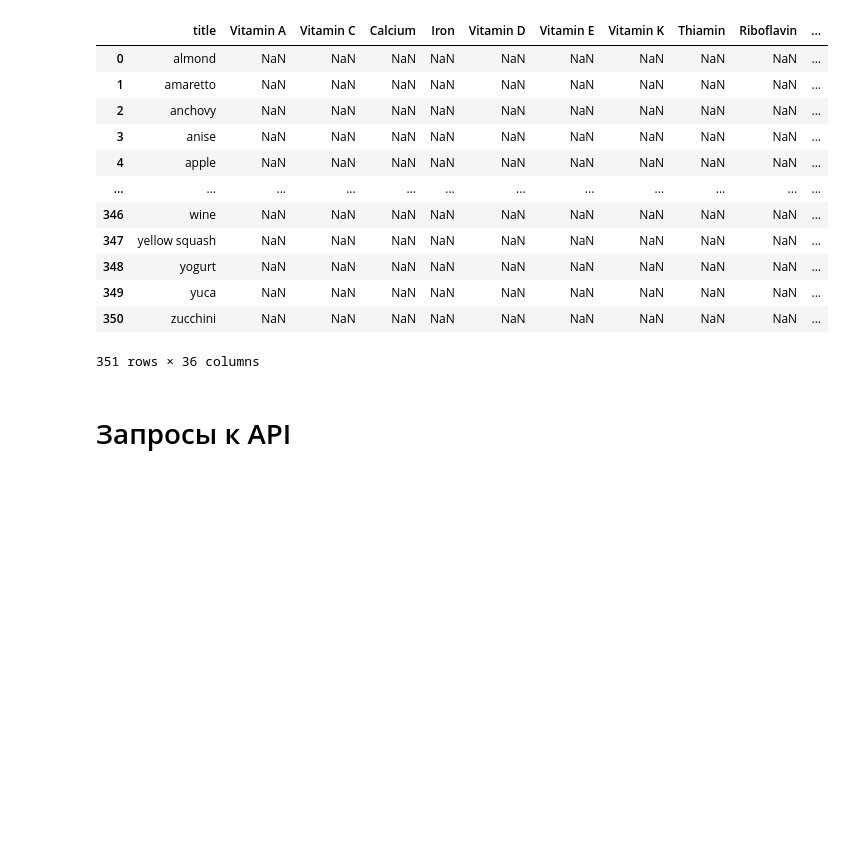
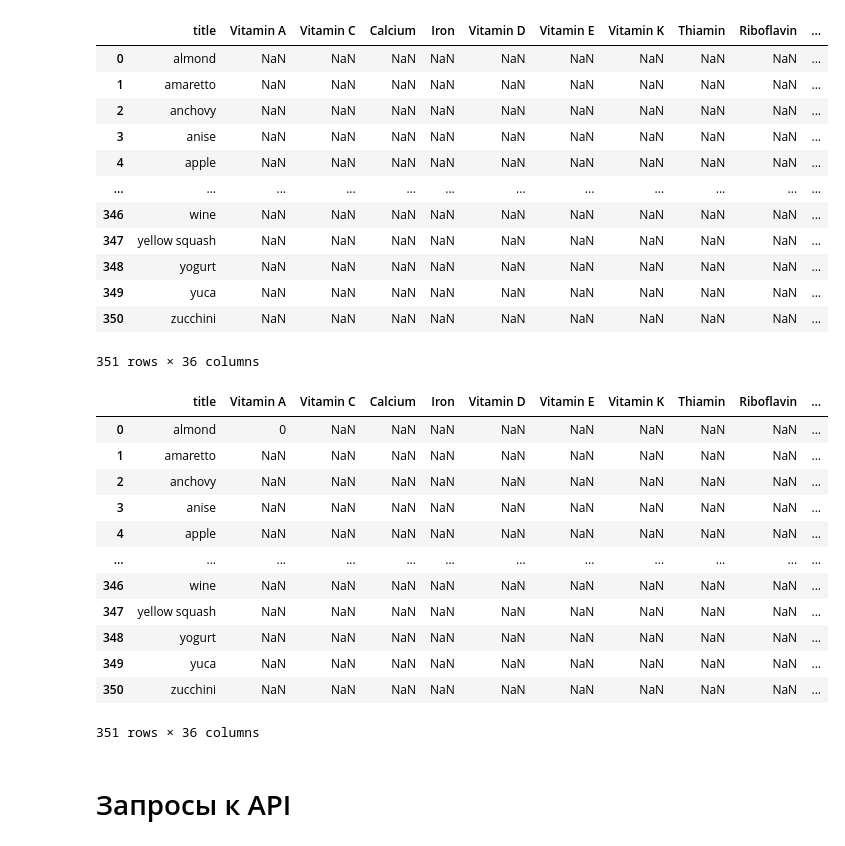
Before and after one commit to j1GlIpUf/Projects_for_DS, a Jupyter notebook: src/recipes.ipynb, the cells around one changed output. Cells and saved outputs as stored; diff of their text form; code cells hidden in the pictures; blank space fills up the shorter version.

```diff
--- a/src/recipes.ipynb
+++ b/src/recipes.ipynb
@@ -1335,6 +1334,23 @@ df_comp
 | 349 | yuca | NaN | NaN | NaN | NaN | NaN | NaN | NaN | NaN | NaN | ... |
 | 350 | zucchini | NaN | NaN | NaN | NaN | NaN | NaN | NaN | NaN | NaN | ... |
 351 rows × 36 columns
+# %%
+df_comp.loc[df_comp["title"]=="almond","Vitamin A"]=0
+df_comp
+# %% [output]
+|  | title | Vitamin A | Vitamin C | Calcium | Iron | Vitamin D | Vitamin E | Vitamin K | Thiamin | Riboflavin | ... |
+| 0 | almond | 0 | NaN | NaN | NaN | NaN | NaN | NaN | NaN | NaN | ... |
+| 1 | amaretto | NaN | NaN | NaN | NaN | NaN | NaN | NaN | NaN | NaN | ... |
+| 2 | anchovy | NaN | NaN | NaN | NaN | NaN | NaN | NaN | NaN | NaN | ... |
+| 3 | anise | NaN | NaN | NaN | NaN | NaN | NaN | NaN | NaN | NaN | ... |
+| 4 | apple | NaN | NaN | NaN | NaN | NaN | NaN | NaN | NaN | NaN | ... |
+| ... | ... | ... | ... | ... | ... | ... | ... | ... | ... | ... | ... |
+| 346 | wine | NaN | NaN | NaN | NaN | NaN | NaN | NaN | NaN | NaN | ... |
+| 347 | yellow squash | NaN | NaN | NaN | NaN | NaN | NaN | NaN | NaN | NaN | ... |
+| 348 | yogurt | NaN | NaN | NaN | NaN | NaN | NaN | NaN | NaN | NaN | ... |
+| 349 | yuca | NaN | NaN | NaN | NaN | NaN | NaN | NaN | NaN | NaN | ... |
+| 350 | zucchini | NaN | NaN | NaN | NaN | NaN | NaN | NaN | NaN | NaN | ... |
+351 rows × 36 columns
 # %% [markdown]
 # Запросы к API
 # %%
```
Also changed, not shown: parts of 16 cells of this notebook.
